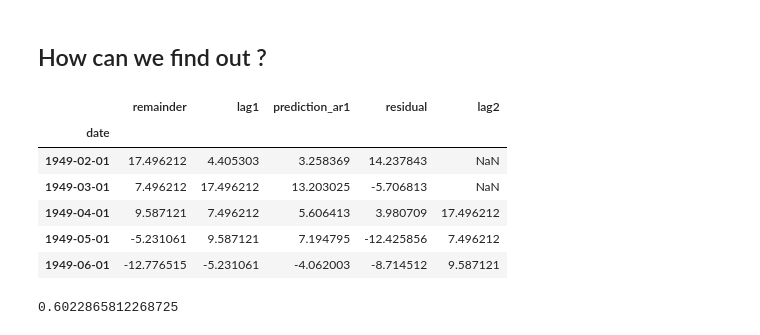
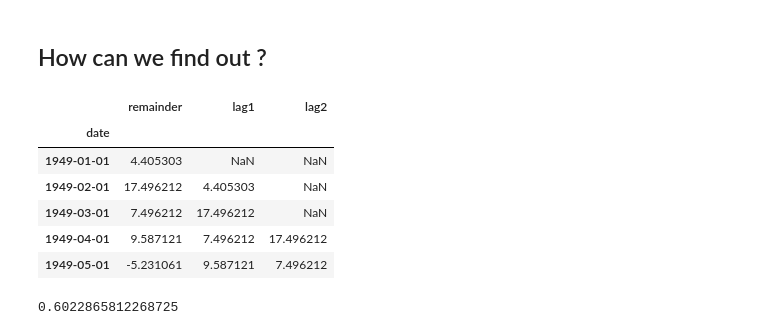
Before and after one commit to dina-deifallah/ds-fundamentals, a Jupyter notebook: my_encounters/time_series/Autoregression_DD.ipynb, the cells around one changed output. Saved outputs shown, nothing was run; the diff lists cells and outputs as text; code cells hidden in the pictures.

```diff
--- a/my_encounters/time_series/Autoregression_DD.ipynb
+++ b/my_encounters/time_series/Autoregression_DD.ipynb
@@ -373,15 +378,15 @@ What do we observe ? Does the residual look like random noise ?
 # %% [markdown]
 ## How can we find out ?
 # %%
-remainder['lag2'] = remainder['remainder'].shift(2)
+remainder_copy['lag2'] = remainder['remainder'].shift(2)
 # %%
-remainder.head()
+remainder_copy.head()
 # %% [output]
-|  | remainder | lag1 | prediction_ar1 | residual | lag2 |
-| date |  |  |  |  |  |
-| 1949-02-01 | 17.496212 | 4.405303 | 3.258369 | 14.237843 | NaN |
-| 1949-03-01 | 7.496212 | 17.496212 | 13.203025 | -5.706813 | NaN |
-| 1949-04-01 | 9.587121 | 7.496212 | 5.606413 | 3.980709 | 17.496212 |
-| 1949-05-01 | -5.231061 | 9.587121 | 7.194795 | -12.425856 | 7.496212 |
-| 1949-06-01 | -12.776515 | -5.231061 | -4.062003 | -8.714512 | 9.587121 |
+|  | remainder | lag1 | lag2 |
+| date |  |  |  |
+| 1949-01-01 | 4.405303 | NaN | NaN |
+| 1949-02-01 | 17.496212 | 4.405303 | NaN |
+| 1949-03-01 | 7.496212 | 17.496212 | NaN |
+| 1949-04-01 | 9.587121 | 7.496212 | 17.496212 |
+| 1949-05-01 | -5.231061 | 9.587121 | 7.496212 |
 # %%
```
Also changed, not shown: parts of 7 cells of this notebook, 3 other files.
